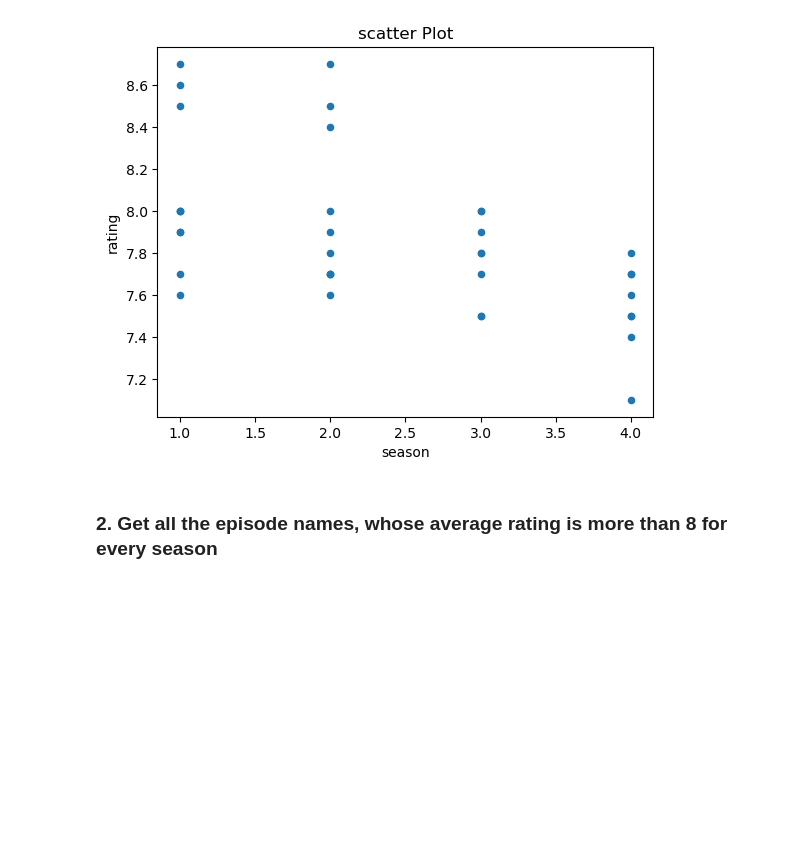
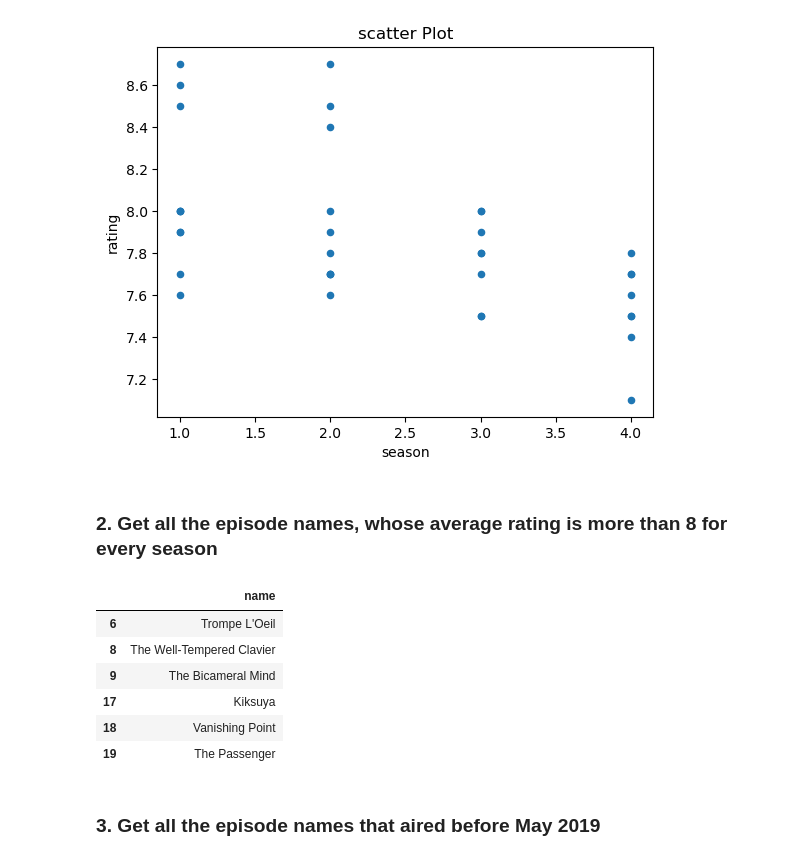
Before and after one commit to VishaLPatiL9029/interview-Based-Assignment, a Jupyter notebook: Python_Quesion_Answers.ipynb, the cells around one changed output. Drawn from its saved outputs; the diff is of its cells as text; code cells hidden in the pictures; blank space fills up the shorter version.

```diff
--- a/Python_Quesion_Answers.ipynb
+++ b/Python_Quesion_Answers.ipynb
@@ -671,3 +682,18 @@ plt.show()
 [figure]
 # %% [markdown]
 ### 2.  Get all the episode names, whose average rating is more than 8 for every season
+# %%
+data_tvmaze_episode = data_tvmaze[data_tvmaze['rating'] > 8][["name"]]
+# %%
+# average rating is more than 8 for every season.
+data_tvmaze_episode
+# %% [output]
+|  | name |
+| 6 | Trompe L'Oeil |
+| 8 | The Well-Tempered Clavier |
+| 9 | The Bicameral Mind |
+| 17 | Kiksuya |
+| 18 | Vanishing Point |
+| 19 | The Passenger |
+# %% [markdown]
+### 3.  Get all the episode names that aired before May 2019
```
Also changed, not shown: parts of 10 cells of this notebook.
